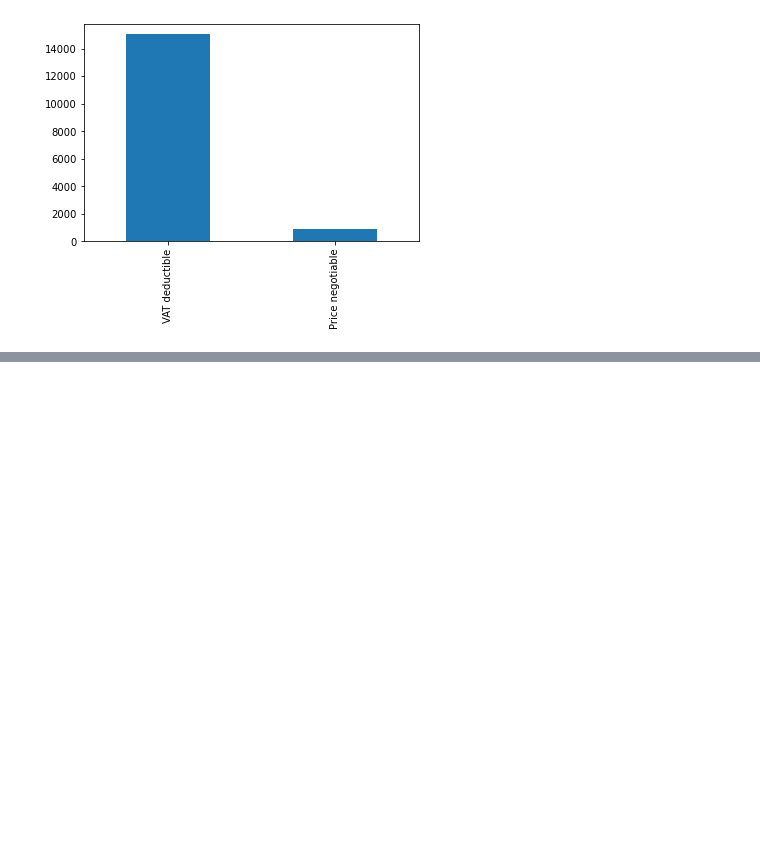
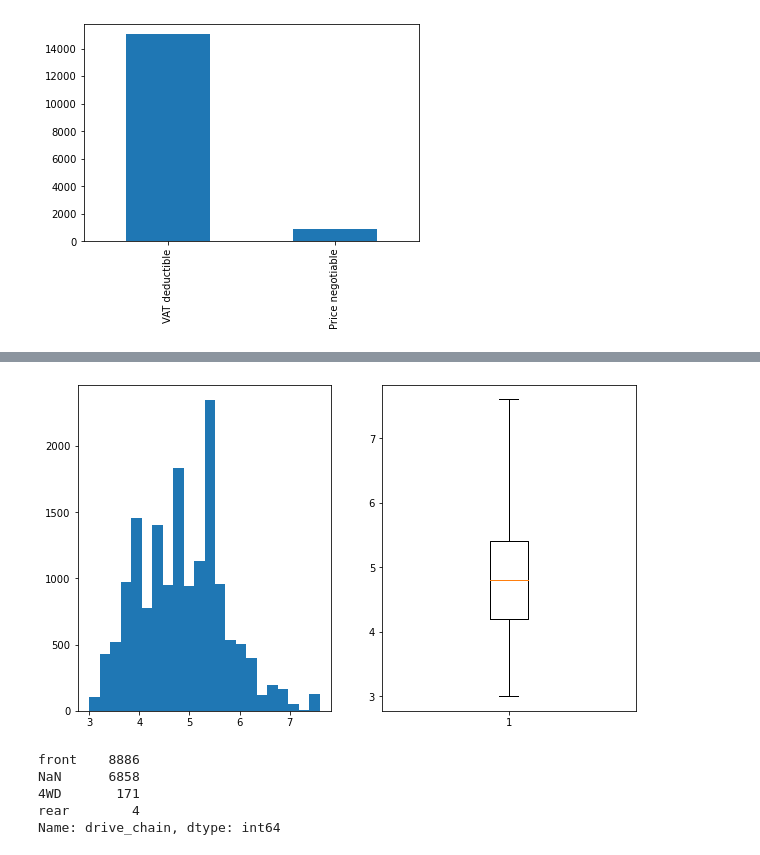
Before and after one commit to ahmet-caliskan/DS-Projects, a Jupyter notebook: EU1_DS_DADVPy_M1-(EDA)/Project_1_Cars.ipynb, the cells around one changed output, grey strips where cells are left out. Drawn from its saved outputs; the diff is of its cells as text; code cells hidden in the pictures; blank space fills up the shorter version.

```diff
--- a/EU1_DS_DADVPy_M1-(EDA)/Project_1_Cars.ipynb
+++ b/EU1_DS_DADVPy_M1-(EDA)/Project_1_Cars.ipynb
@@ -2800,0 +2985,18 @@ df.vat.value_counts(dropna = False).plot(kind = 'bar')
+# %%
+plt.figure(figsize = (10, 6))
+plt.subplot(1,2,1)
+plt.hist(mstats.winsorize(df.consumption_comb, (0.003)), bins = 22)
+plt.subplot(1,2,2)
+plt.boxplot(mstats.winsorize(df.consumption_comb, (0.003)), whis = 2)
+
+plt.show()
+# %% [output]
+[figure, added]
+# %%
+df.drive_chain.value_counts(dropna = False)
+# %% [output]
+front    8886
+NaN      6858
+4WD       171
+rear        4
+Name: drive_chain, dtype: int64
```
Also changed, not shown: parts of 143 cells of this notebook, 7 other files.
